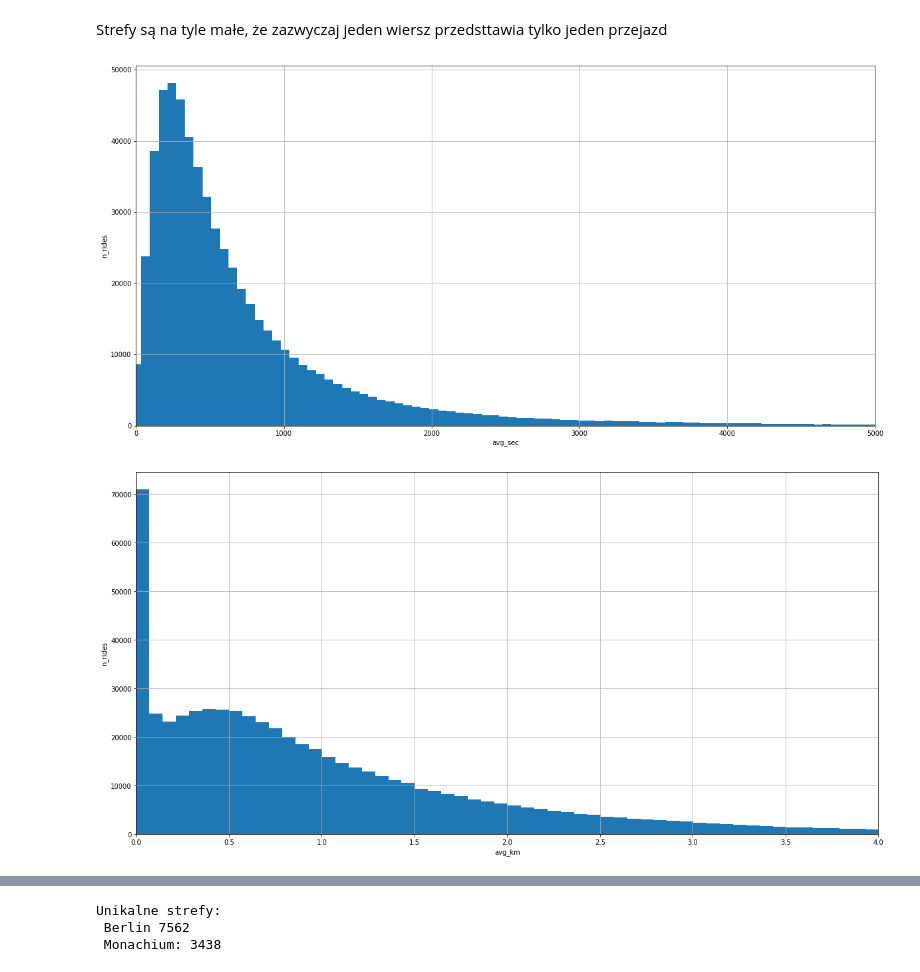
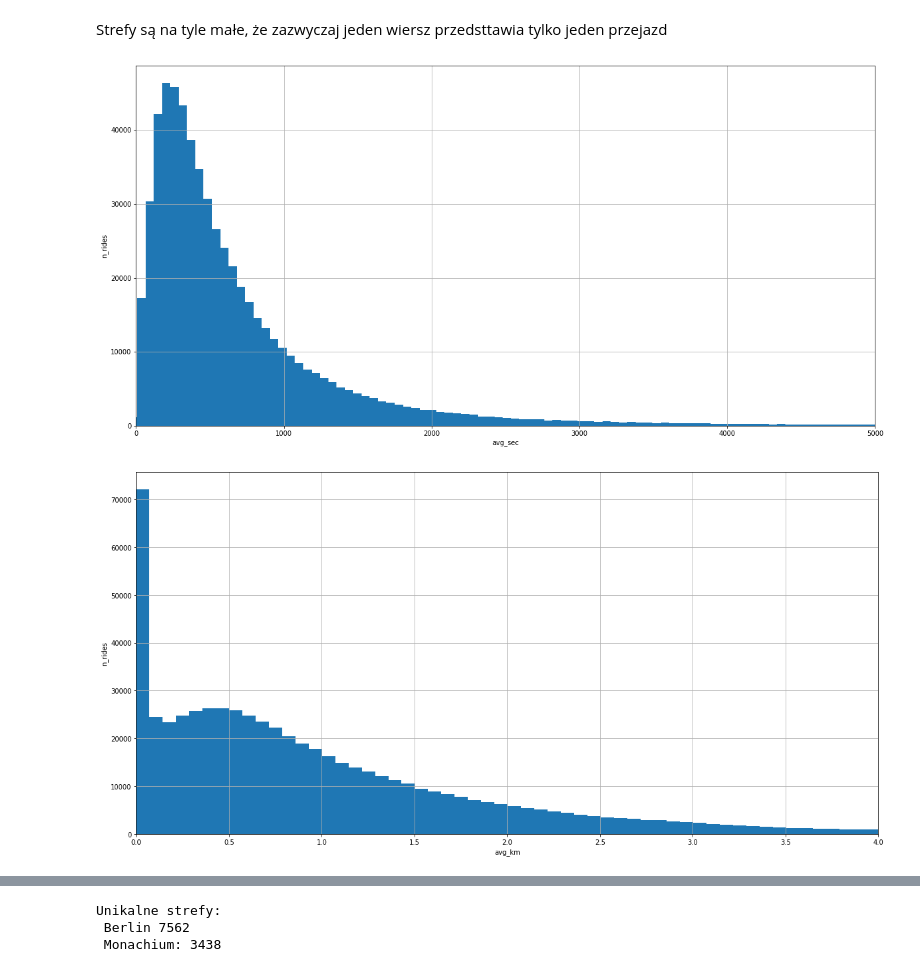
Before and after one commit to jsobolew/E-Scooter-routes-analysis, a Jupyter notebook: script.ipynb, the cells around one changed output, grey strips where cells are left out. Saved outputs shown, nothing was run; the diff lists cells and outputs as text; code cells hidden in the pictures.

```diff
--- a/script.ipynb
+++ b/script.ipynb
@@ -52,21 +57,21 @@ plt.show()
 Strefy są na tyle małe, że zazwyczaj jeden wiersz przedsttawia tylko jeden przejazd
 # %%
 plt.figure(figsize=(20,10))
-plt.hist(data['avg_sec']*data['n_rides'],bins=500)
+plt.hist(data['avg_sec'],bins=500)
 plt.grid()
 plt.xlim([0, 5000])
 plt.xlabel('avg_sec')
 plt.ylabel('n_rides')
 plt.show()
 # %% [output]
-[figure, old version]
+[figure, new version]
 # %%
 plt.figure(figsize=(20,10))
-plt.hist(data['avg_km']*data['n_rides'],bins=500)
+plt.hist(data['avg_km'],bins=500)
 plt.grid()
 plt.xlim([0, 4])
 plt.xlabel('avg_km')
 plt.ylabel('n_rides')
 plt.show()
 # %% [output]
-[figure, old version]
+[figure, new version]
```
Also changed, not shown: parts of 21 cells of this notebook, 1 other file.
